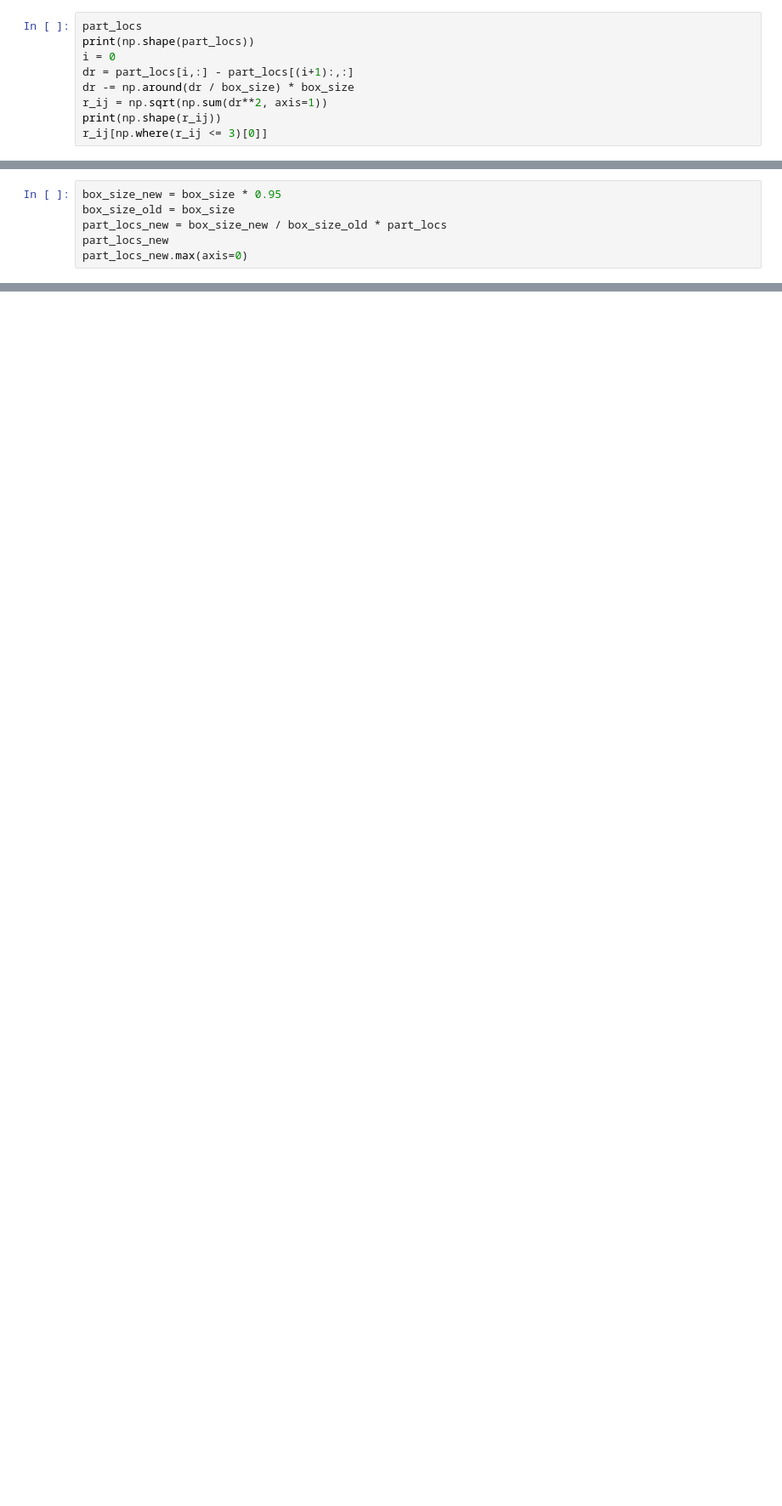
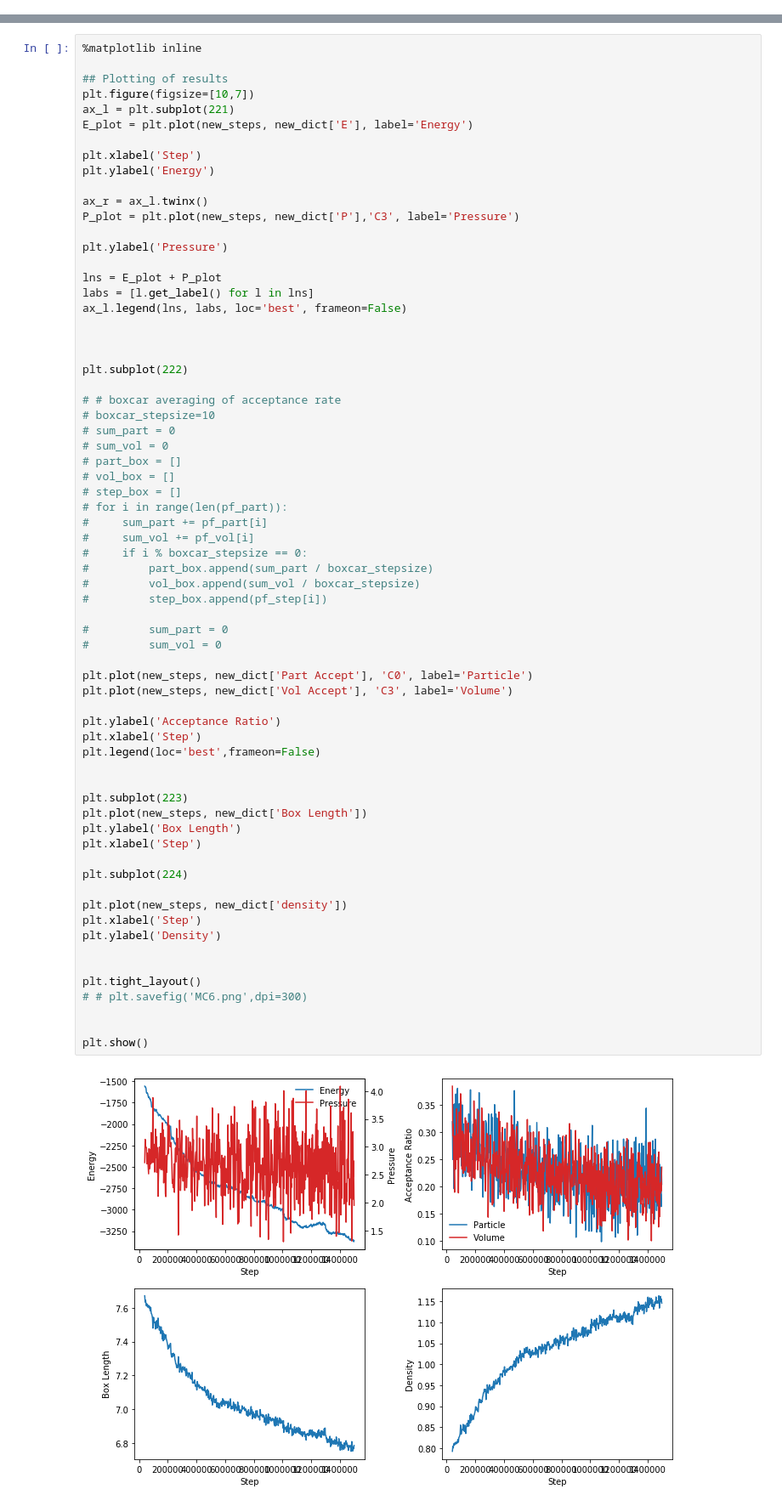
Before and after one commit to mcolahan/mole-sim, a Jupyter notebook: Monte Carlo.ipynb, the cells around one changed output, grey strips where cells are left out. Shown at 85% size. Cells and saved outputs as stored; diff of their text form; blank space fills up the shorter version.

```diff
--- a/Monte Carlo.ipynb
+++ b/Monte Carlo.ipynb
@@ -220,9 +8,0 @@ for n in range(10):
-# %%
-part_locs
-print(np.shape(part_locs))
-i = 0
-dr = part_locs[i,:] - part_locs[(i+1):,:]
-dr -= np.around(dr / box_size) * box_size
-r_ij = np.sqrt(np.sum(dr**2, axis=1))
-print(np.shape(r_ij))
-r_ij[np.where(r_ij <= 3)[0]]
@@ -243,6 +8,0 @@ array([2.63629317, 2.97671321, 1.4767647 , 2.97580135, 2.75567902,
-# %%
-box_size_new = box_size * 0.95
-box_size_old = box_size
-part_locs_new = box_size_new / box_size_old * part_locs
-part_locs_new
-part_locs_new.max(axis=0)
@@ -254,0 +523,69 @@ array([7.6, 7.6, 7.6])
+# %%
+%matplotlib inline
+
+## Plotting of results
+plt.figure(figsize=[10,7])
+ax_l = plt.subplot(221)
+E_plot = plt.plot(new_steps, new_dict['E'], label='Energy')
+
+plt.xlabel('Step')
+plt.ylabel('Energy')
+
+ax_r = ax_l.twinx()
+P_plot = plt.plot(new_steps, new_dict['P'],'C3', label='Pressure')
+
+plt.ylabel('Pressure')
+
+lns = E_plot + P_plot
+labs = [l.get_label() for l in lns]
+ax_l.legend(lns, labs, loc='best', frameon=False)
+
+
+
+plt.subplot(222)
+
+# # boxcar averaging of acceptance rate
+# boxcar_stepsize=10
+# sum_part = 0
+# sum_vol = 0
+# part_box = []
+# vol_box = []
+# step_box = []
+# for i in range(len(pf_part)):
+#     sum_part += pf_part[i]
+#     sum_vol += pf_vol[i]
+#     if i % boxcar_stepsize == 0:
+#         part_box.append(sum_part / boxcar_stepsize)
+#         vol_box.append(sum_vol / boxcar_stepsize)
+#         step_box.append(pf_step[i])
+
+#         sum_part = 0
+#         sum_vol = 0
+
+plt.plot(new_steps, new_dict['Part Accept'], 'C0', label='Particle')
+plt.plot(new_steps, new_dict['Vol Accept'], 'C3', label='Volume')
+
+plt.ylabel('Acceptance Ratio')
+plt.xlabel('Step')
+plt.legend(loc='best',frameon=False)
+
+
+plt.subplot(223)
+plt.plot(new_steps, new_dict['Box Length'])
+plt.ylabel('Box Length')
+plt.xlabel('Step')
+
+plt.subplot(224)
+
+plt.plot(new_steps, new_dict['density'])
+plt.xlabel('Step')
+plt.ylabel('Density')
+
+
+plt.tight_layout()
+# # plt.savefig('MC6.png',dpi=300)
+
+
+plt.show()
+# %% [output]
+[figure, added]
```
Also changed, not shown: parts of 15 cells of this notebook, 1 other file.
